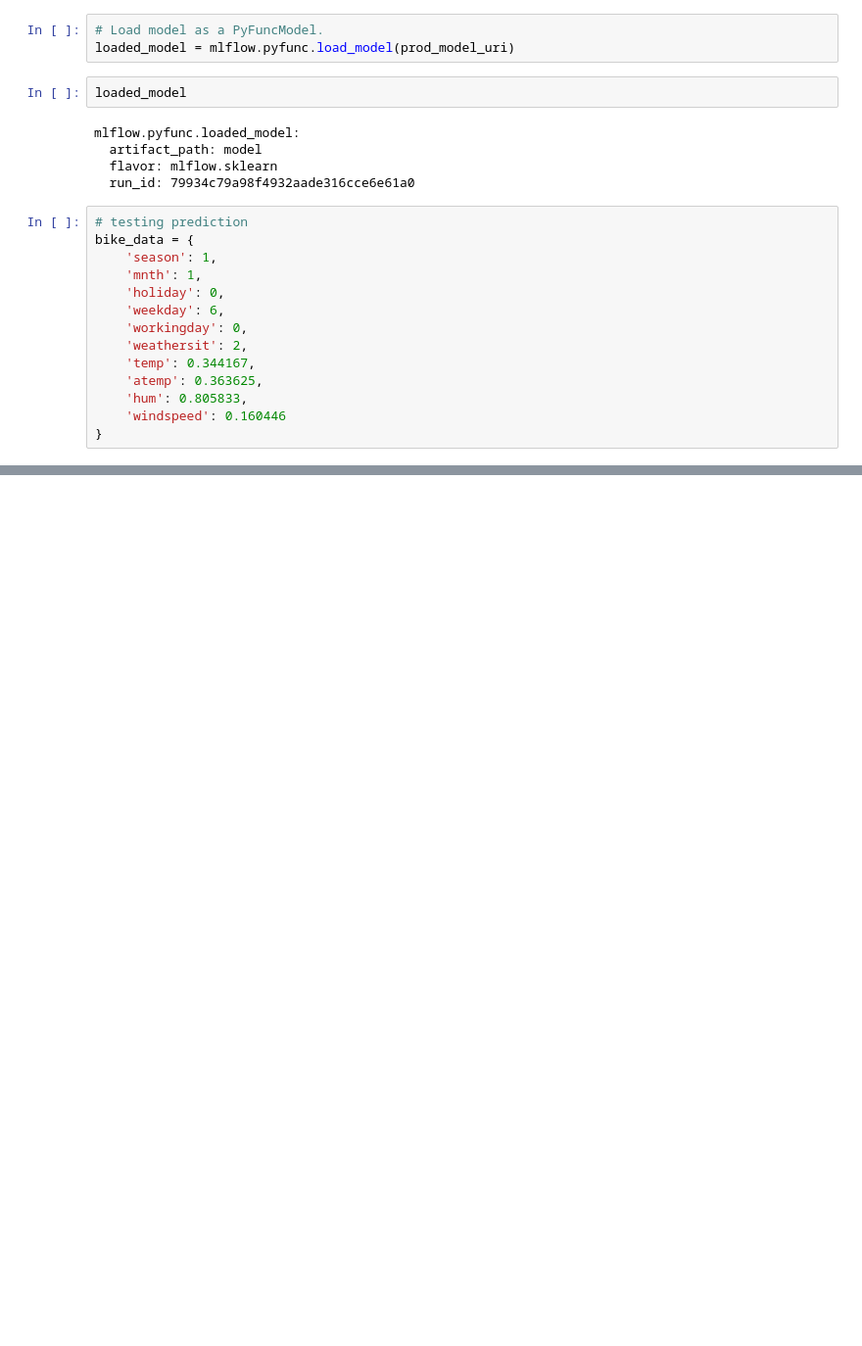
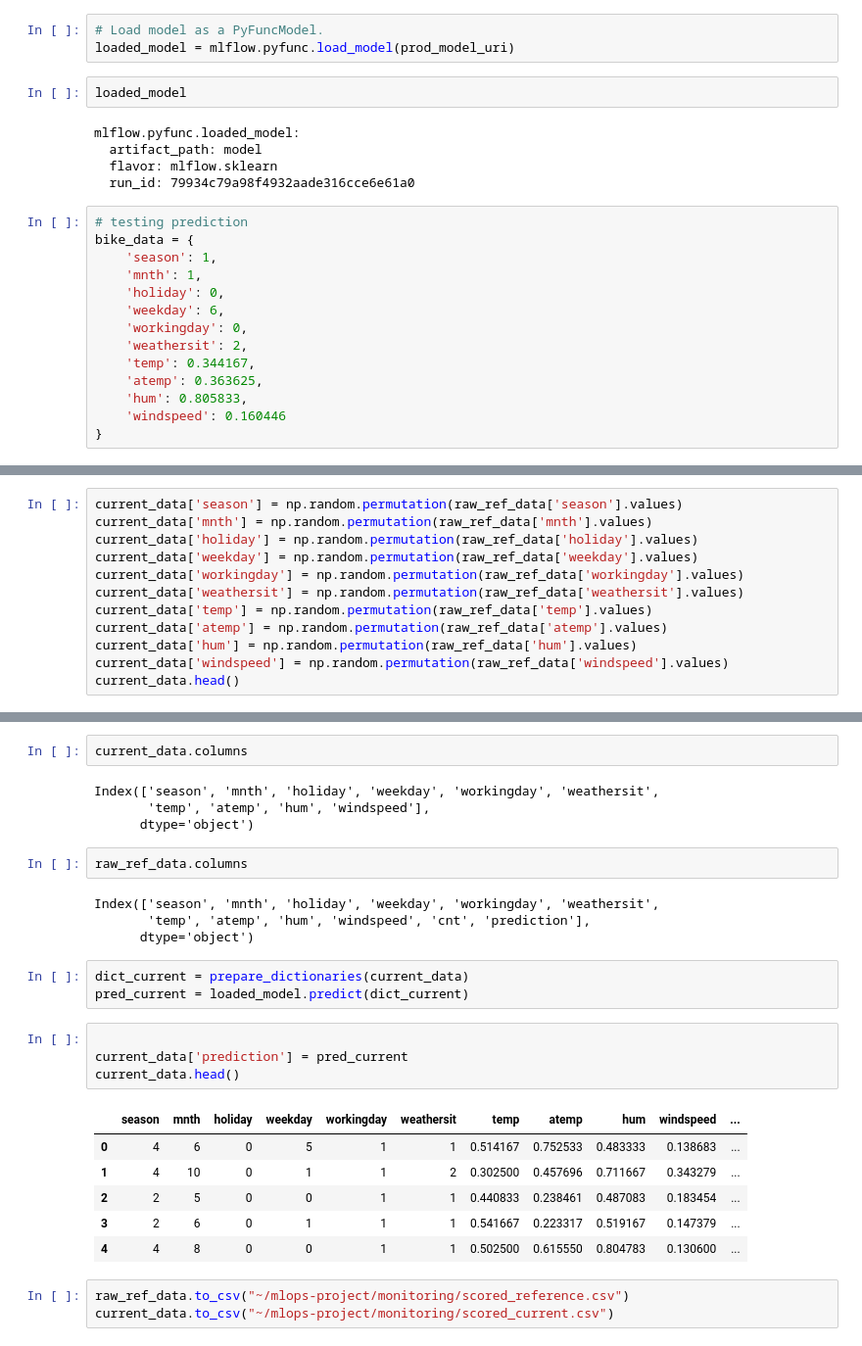
Before and after one commit to moubashsir/mlops-project, a Jupyter notebook: app/training.ipynb, the cells around one changed output, grey strips where cells are left out. Shown at 98% size. Cells and saved outputs as stored; diff of their text form; blank space fills up the shorter version.

```diff
--- a/app/training.ipynb
+++ b/app/training.ipynb
@@ -320,0 +359,12 @@ NameError: name 'loaded_model' is not defined
+# %%
+current_data['season'] = np.random.permutation(raw_ref_data['season'].values)
+current_data['mnth'] = np.random.permutation(raw_ref_data['mnth'].values)
+current_data['holiday'] = np.random.permutation(raw_ref_data['holiday'].values)
+current_data['weekday'] = np.random.permutation(raw_ref_data['weekday'].values)
+current_data['workingday'] = np.random.permutation(raw_ref_data['workingday'].values)
+current_data['weathersit'] = np.random.permutation(raw_ref_data['weathersit'].values)
+current_data['temp'] = np.random.permutation(raw_ref_data['temp'].values)
+current_data['atemp'] = np.random.permutation(raw_ref_data['atemp'].values)
+current_data['hum'] = np.random.permutation(raw_ref_data['hum'].values)
+current_data['windspeed'] = np.random.permutation(raw_ref_data['windspeed'].values)
+current_data.head()
@@ -320,0 +378,29 @@ NameError: name 'loaded_model' is not defined
+# %%
+current_data.columns
+# %% [output]
+Index(['season', 'mnth', 'holiday', 'weekday', 'workingday', 'weathersit',
+       'temp', 'atemp', 'hum', 'windspeed'],
+      dtype='object')
+# %%
+raw_ref_data.columns
+# %% [output]
+Index(['season', 'mnth', 'holiday', 'weekday', 'workingday', 'weathersit',
+       'temp', 'atemp', 'hum', 'windspeed', 'cnt', 'prediction'],
+      dtype='object')
+# %%
+dict_current = prepare_dictionaries(current_data)
+pred_current = loaded_model.predict(dict_current)
+# %%
+
+current_data['prediction'] = pred_current
+current_data.head()
+# %% [output]
+|  | season | mnth | holiday | weekday | workingday | weathersit | temp | atemp | hum | windspeed | ... |
+| 0 | 4 | 6 | 0 | 5 | 1 | 1 | 0.514167 | 0.752533 | 0.483333 | 0.138683 | ... |
+| 1 | 4 | 10 | 0 | 1 | 1 | 2 | 0.302500 | 0.457696 | 0.711667 | 0.343279 | ... |
+| 2 | 2 | 5 | 0 | 0 | 1 | 1 | 0.440833 | 0.238461 | 0.487083 | 0.183454 | ... |
+| 3 | 2 | 6 | 0 | 1 | 1 | 1 | 0.541667 | 0.223317 | 0.519167 | 0.147379 | ... |
+| 4 | 4 | 8 | 0 | 0 | 1 | 1 | 0.502500 | 0.615550 | 0.804783 | 0.130600 | ... |
+# %%
+raw_ref_data.to_csv("~/mlops-project/monitoring/scored_reference.csv")
+current_data.to_csv("~/mlops-project/monitoring/scored_current.csv")
```
Also changed, not shown: parts of 8 cells of this notebook, 4 other files.
